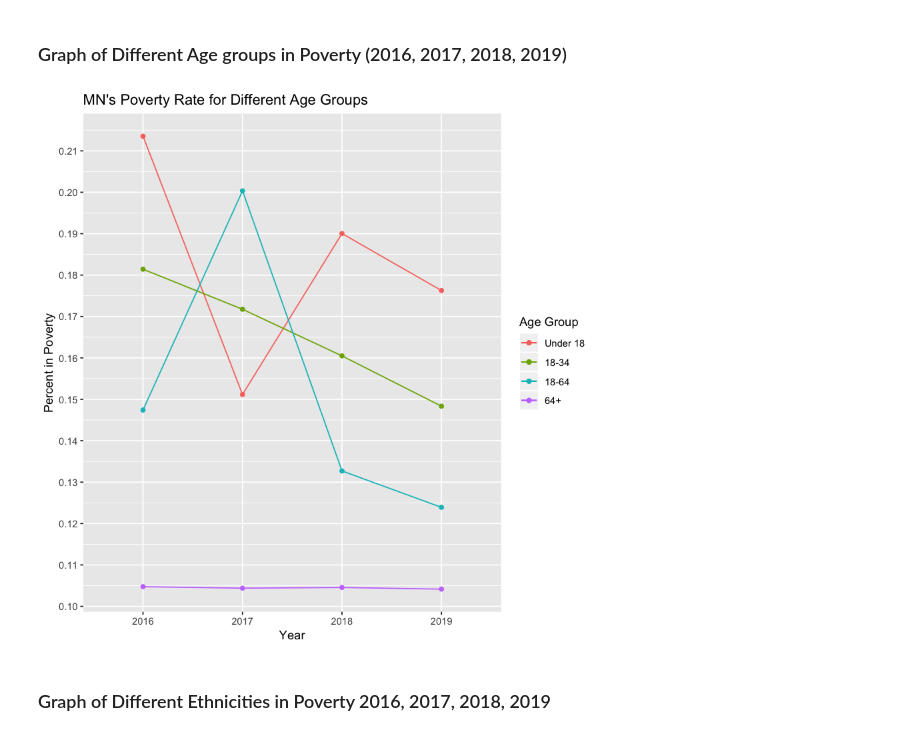
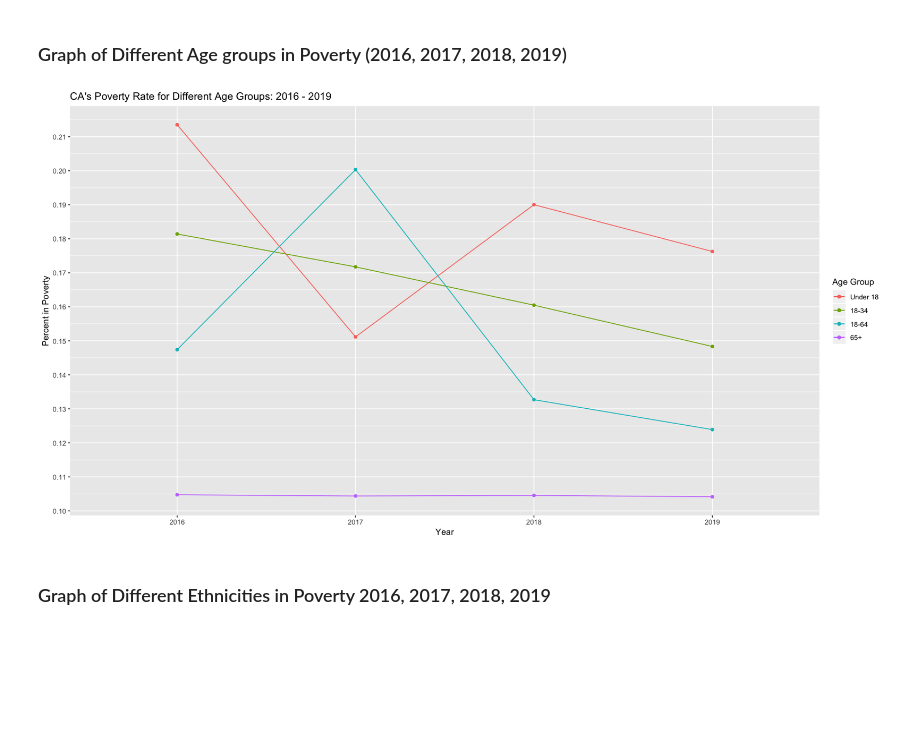
Before and after one commit to bamzie/DataSetPoverty, a Jupyter notebook: ResearchCode-Cali.ipynb, the cells around one changed output. Cells and saved outputs as stored; diff of their text form; code cells hidden in the pictures; blank space fills up the shorter version.

Commit message:
Fixed Labels for both CA and MN graphs

```diff
--- a/ResearchCode-Cali.ipynb
+++ b/ResearchCode-Cali.ipynb
@@ -198,36 +217,36 @@ a4 = c(sum(scale16$age_65_and_older_poverty)/total_16,
        sum(scale19$age_65_and_older_poverty)/total_19);
 
 
 # Each year the data was collected
 Year = c("2016", "2017", "2018", "2019")
 
 # Dataframe of the data
 df1 = data.frame(Year, a1, a2, a3, a4)
 
 p1 <- ggplot(data = df1, aes(x = Year)) +
         # Coral plot: "CA's Poverty Rate Age: Under 18"
         geom_point(aes( y = a1, group = 1, color = 'a1')) +
         geom_line(aes( y = a1, group = 1, color = 'a1')) +
 
         # Black plot: "CA's Poverty Rate Age: 18-34"
         geom_point(aes( y = a2, group = 1, color = 'a2')) +
         geom_line(aes( y = a2, group = 1, color = 'a2')) +
 
         # Blue plot: "CA's Poverty Rate Age: 18-64"
         geom_point(aes( y = a3, group = 1, color = 'a3')) +
         geom_line(aes( y = a3, group = 1, color = 'a3')) +
 
         # Green plot: "CA's Poverty Rate Age: 65+"
         geom_point(aes(y = a4, group = 1, color = 'a4')) +
         geom_line(aes(y = a4, group = 1, color = 'a4')) +
         scale_y_continuous(breaks=seq(0,1, 0.01)) + ylab("Percent in Poverty") +
         scale_colour_discrete(name  = "Age Group",
                             breaks=c("a1", "a2", "a3", "a4"),
-                            labels=c("Under 18", "18-34", "18-64", "64+")) +
-        ggtitle("MN's Poverty Rate for Different Age Groups")
+                            labels=c("Under 18", "18-34", "18-64", "65+")) +
+        ggtitle("CA's Poverty Rate for Different Age Groups: 2016 - 2019")
 p1
 # %% [output]
-[figure, old version]
+[figure, new version]
 # %% [markdown]
 ### Graph of Different Ethnicities in Poverty 2016, 2017, 2018, 2019 ###
 # %%
```
Also changed, not shown: parts of 4 cells of this notebook, 1 other file.
